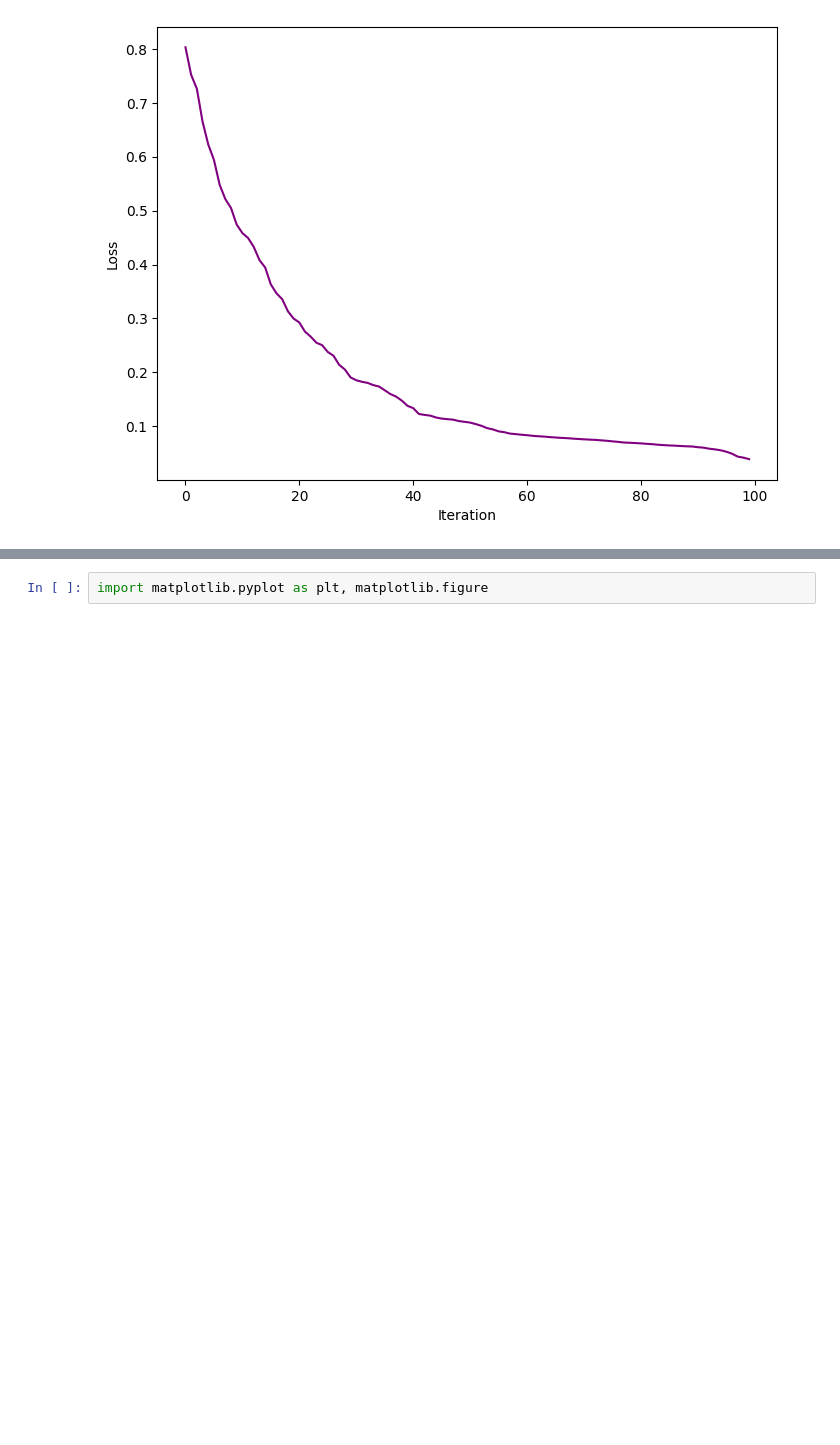
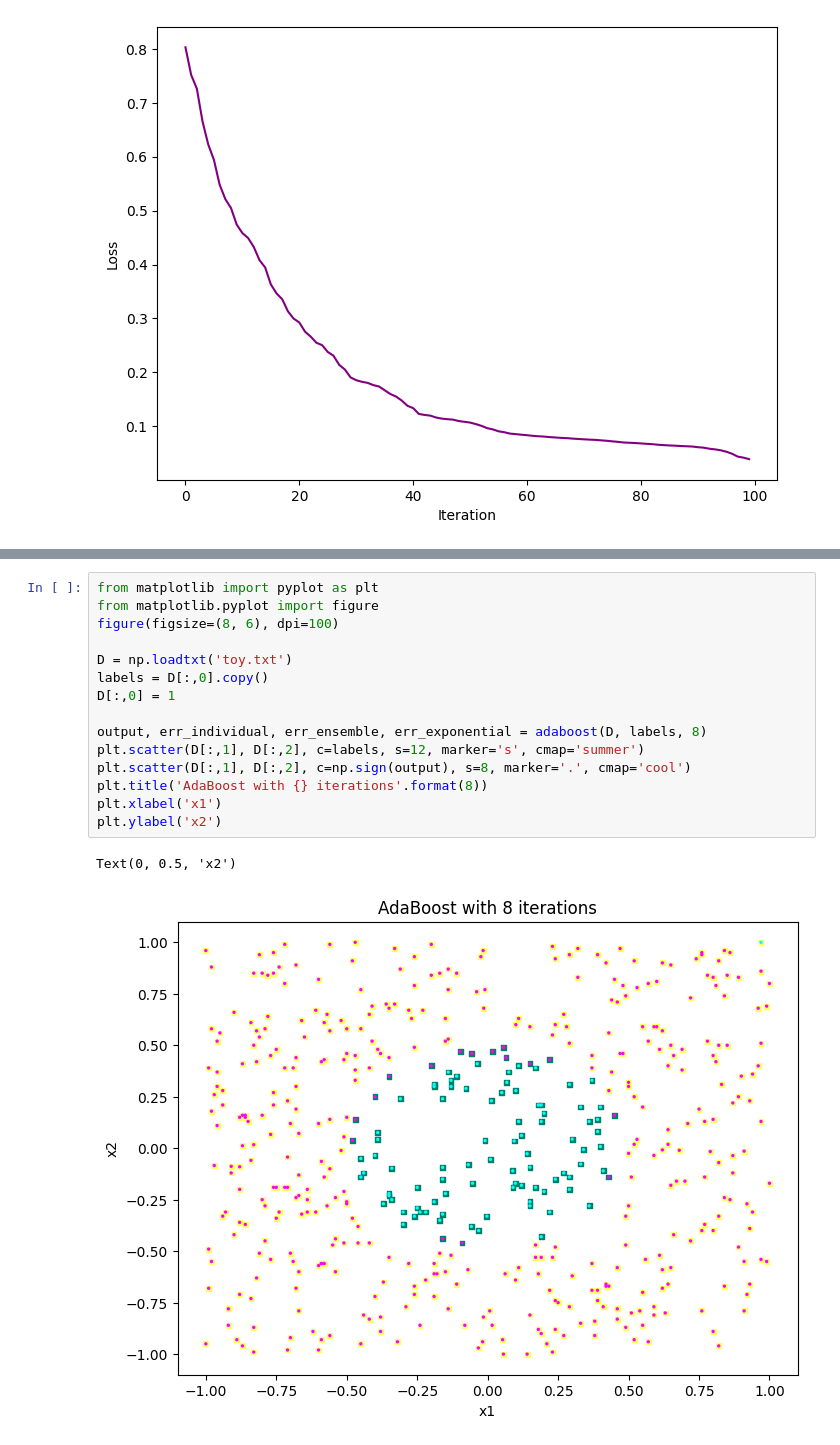
Before and after one commit to enricobu96/aml-exercises, a Jupyter notebook: ex3/4.ipynb, the cells around one changed output, grey strips where cells are left out. Saved outputs shown, nothing was run; the diff lists cells and outputs as text; blank space fills up the shorter version.

```diff
--- a/ex3/4.ipynb
+++ b/ex3/4.ipynb
@@ -151,2 +108,18 @@ Text(0, 0.5, 'x2')
-# %%
-import matplotlib.pyplot as plt, matplotlib.figure
+# %%
+from matplotlib import pyplot as plt
+from matplotlib.pyplot import figure
+figure(figsize=(8, 6), dpi=100)
+
+D = np.loadtxt('toy.txt')
+labels = D[:,0].copy()
+D[:,0] = 1
+
+output, err_individual, err_ensemble, err_exponential = adaboost(D, labels, 8)
+plt.scatter(D[:,1], D[:,2], c=labels, s=12, marker='s', cmap='summer')
+plt.scatter(D[:,1], D[:,2], c=np.sign(output), s=8, marker='.', cmap='cool')
+plt.title('AdaBoost with {} iterations'.format(8))
+plt.xlabel('x1')
+plt.ylabel('x2')
+# %% [output]
+Text(0, 0.5, 'x2')
+[figure, added]
```
Also changed, not shown: parts of 4 cells of this notebook, 7 other files.
